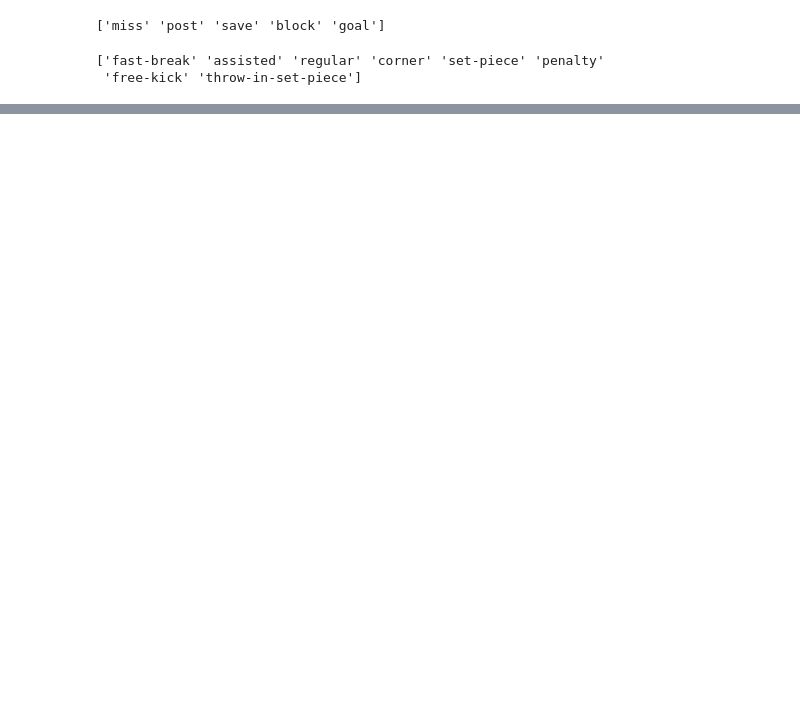
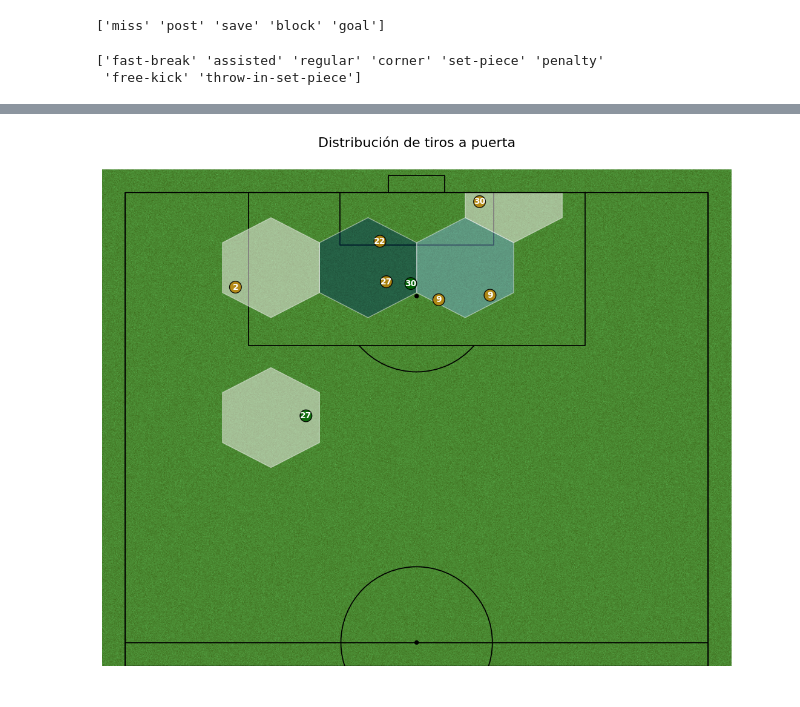
Before and after one commit to Alcamaster1290/GroneStats-Legacy, a Jupyter notebook: Streamlit code/Aplicacion Final Streamlit/nbTest.ipynb, the cells around one changed output, grey strips where cells are left out. Drawn from its saved outputs; the diff is of its cells as text; code cells hidden in the pictures; blank space fills up the shorter version.

Commit message:
incluir momentum y tiros al arco

```diff
--- a/Streamlit code/Aplicacion Final Streamlit/nbTest.ipynb
+++ b/Streamlit code/Aplicacion Final Streamlit/nbTest.ipynb
@@ -30,0 +37,14 @@ print(df_resumen_partidos)
+# %%
+def apply_color_based_on_shot_type(shot_type):
+    if shot_type == 'block':
+        return 'coral'
+    elif shot_type == 'miss':
+        return 'darkred'
+    elif shot_type == 'goal':
+        return 'darkgreen'
+    elif shot_type in ['save', 'post']:
+        return 'darkgoldenrod'
+    else:
+        return 'gray'
+# %%
+df_resumen_partidos['color'] = df_resumen_partidos['shotType'].apply(apply_color_based_on_shot_type)
@@ -93,0 +113,3 @@ Cantidad de filas en df_tiros_jugadas: 341
+# %%
+df_shots_on_target_AL = df_shots_on_target[df_shots_on_target['isHome']==True]
+df_shots_off_target_AL = df_shots_off_target[df_shots_off_target['isHome']==True]
@@ -93,0 +214,37 @@ Cantidad de filas en df_tiros_jugadas: 341
+# %%
+pitch = VerticalPitch(
+    pitch_type='opta',
+    pitch_color='grass',
+    half = True,
+    goal_type = 'box',
+    linewidth=1.25,
+    line_color='black',
+    pitch_length=105,
+    pitch_width=68
+)
+
+fig, axs = pitch.grid(figheight=10, title_height=0, endnote_space=0,
+            title_space=0,
+            axis=False,
+            grid_height=0.82, endnote_height=0.03)
+
+hexmap = pitch.hexbin(x=100-df_shots_on_target_AL['x'], y=100-df_shots_on_target_AL['y'], ax=axs['pitch'], edgecolors='#f4f4f4',
+            gridsize=(6, 6), cmap='PuBu', alpha=.5)
+scatter = pitch.scatter(x=100-df_shots_on_target_AL['x'], y=100-df_shots_on_target_AL['y'], ax=axs['pitch'], color=df_shots_on_target_AL['color'], s=200, edgecolors='black', zorder=2,
+                        alpha=.9)
+
+# Agregar el número de la camiseta dentro de cada punto
+for i, row in df_shots_on_target_AL.iterrows():
+    axs['pitch'].annotate(row['jerseyNumber'],
+                          (100-row['y'], 100-row['x']),
+                          color='white',
+                          ha='center',
+                          va='center',
+                          fontsize=10,
+                          weight='bold',
+                          zorder=3)
+fig.suptitle('Distribución de tiros a puerta', fontsize=16)
+plt.tight_layout()
+plt.show()
+# %% [output]
+[figure, added]
```
Also changed, not shown: parts of 21 cells of this notebook, 5 other files.
